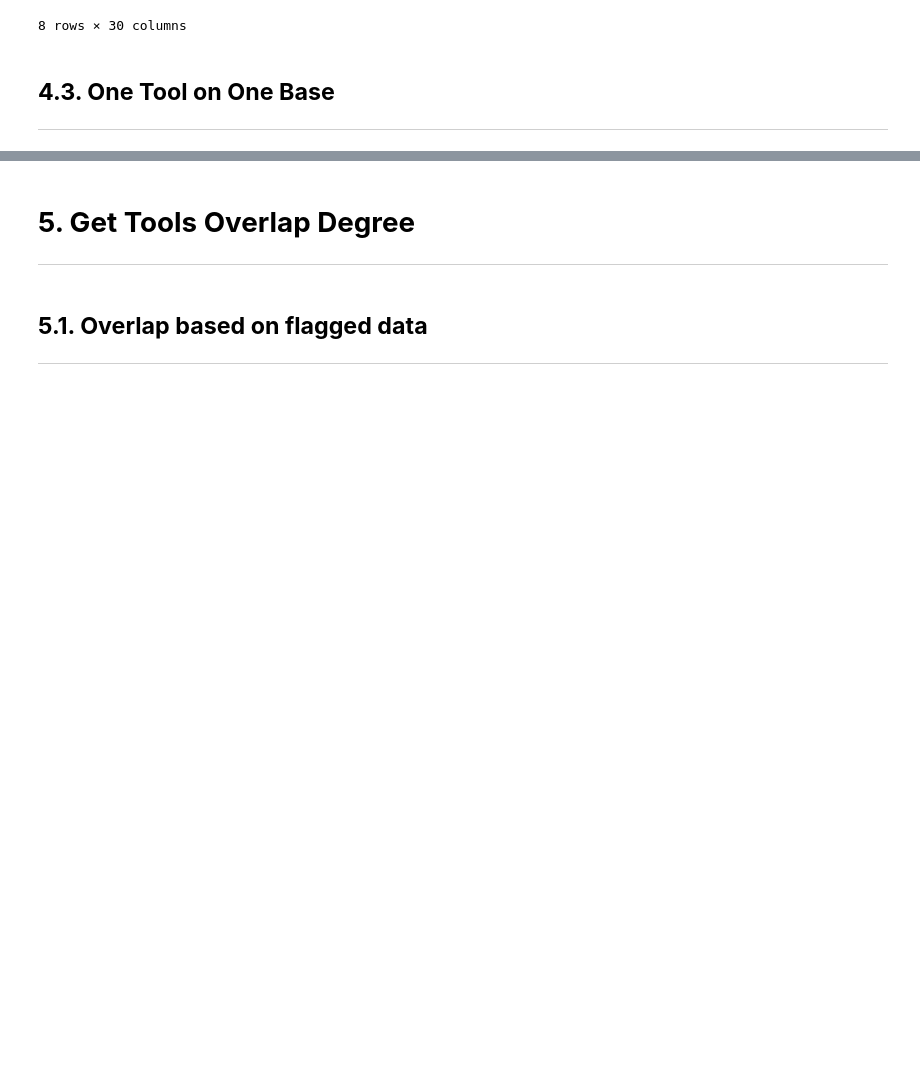
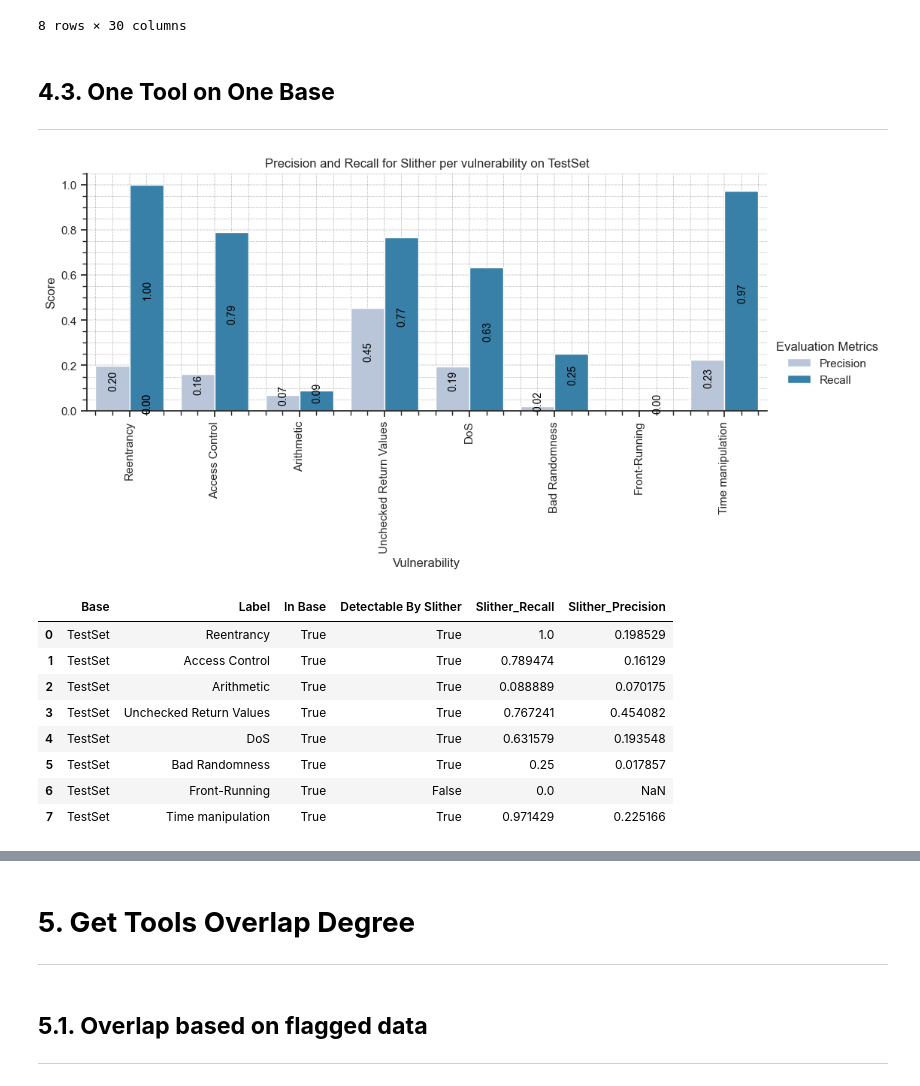
Before and after one commit to MultiTagging/MultiTagging_Demo, a Jupyter notebook: MultiTagging.ipynb, the cells around one changed output, grey strips where cells are left out. Cells and saved outputs as stored; diff of their text form; code cells hidden in the pictures; blank space fills up the shorter version.

Commit message:
Results updated

```diff
--- a/MultiTagging.ipynb
+++ b/MultiTagging.ipynb
@@ -656,5 +656,16 @@ Eval_Results
 ---
 # %%
 Eval_Results = plot_result(['Slither'],['TestSet'],Fair=True)
-Eval_Results.to_csv('./Results/Charts/Performance/OneToolPerformanceOnOneBase.csv',index=False)
+Eval_Results.to_csv('./Results/Charts/Performance/SlitherPerformanceOnOneBase.csv',index=False)
 Eval_Results
+# %% [output]
+[figure, added]
+|  | Base | Label | In Base | Detectable By Slither | Slither_Recall | Slither_Precision |
+| 0 | TestSet | Reentrancy | True | True | 1.0 | 0.198529 |
+| 1 | TestSet | Access Control | True | True | 0.789474 | 0.16129 |
+| 2 | TestSet | Arithmetic | True | True | 0.088889 | 0.070175 |
+| 3 | TestSet | Unchecked Return Values | True | True | 0.767241 | 0.454082 |
+| 4 | TestSet | DoS | True | True | 0.631579 | 0.193548 |
+| 5 | TestSet | Bad Randomness | True | True | 0.25 | 0.017857 |
+| 6 | TestSet | Front-Running | True | False | 0.0 | NaN |
+| 7 | TestSet | Time manipulation | True | True | 0.971429 | 0.225166 |
```
Also changed, not shown: parts of 1 cell of this notebook.
